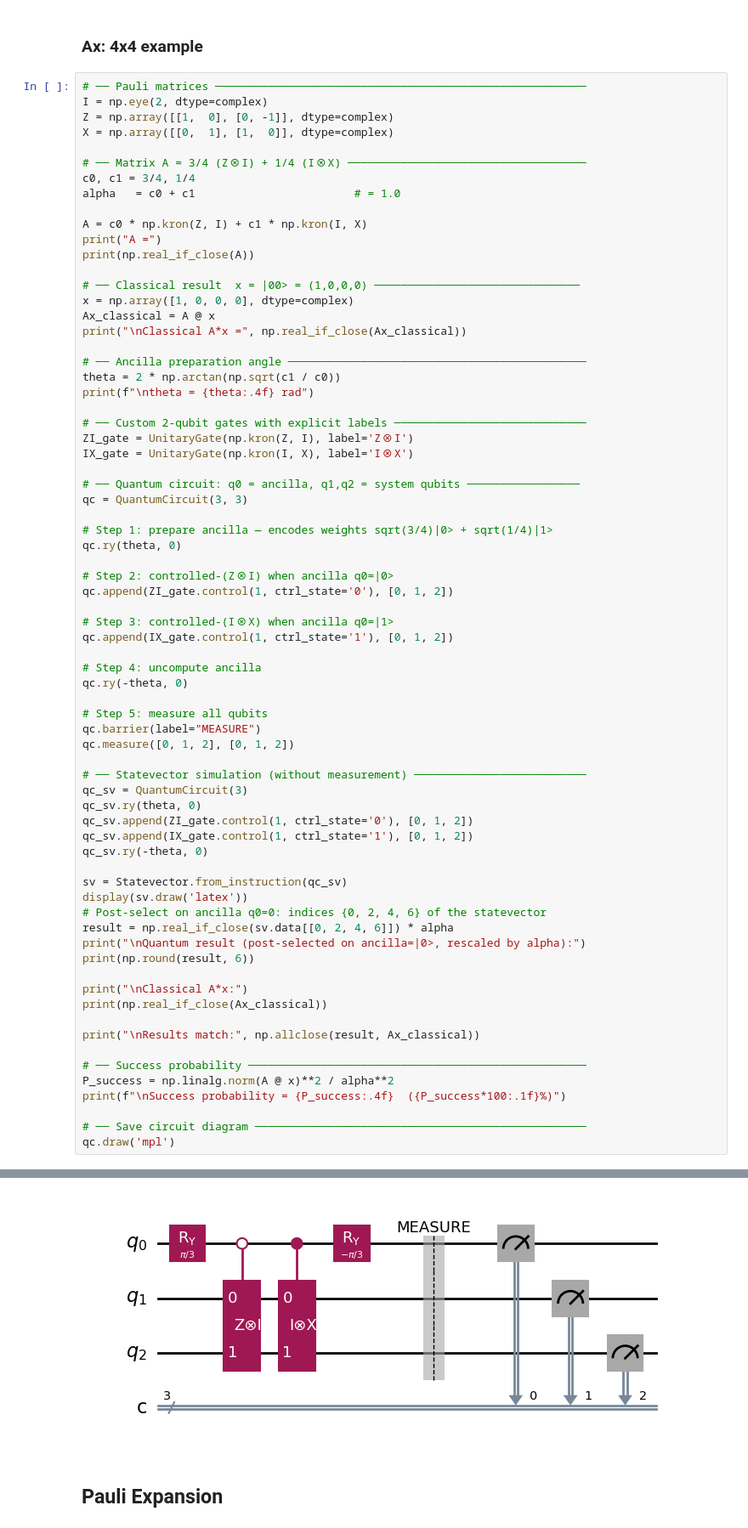
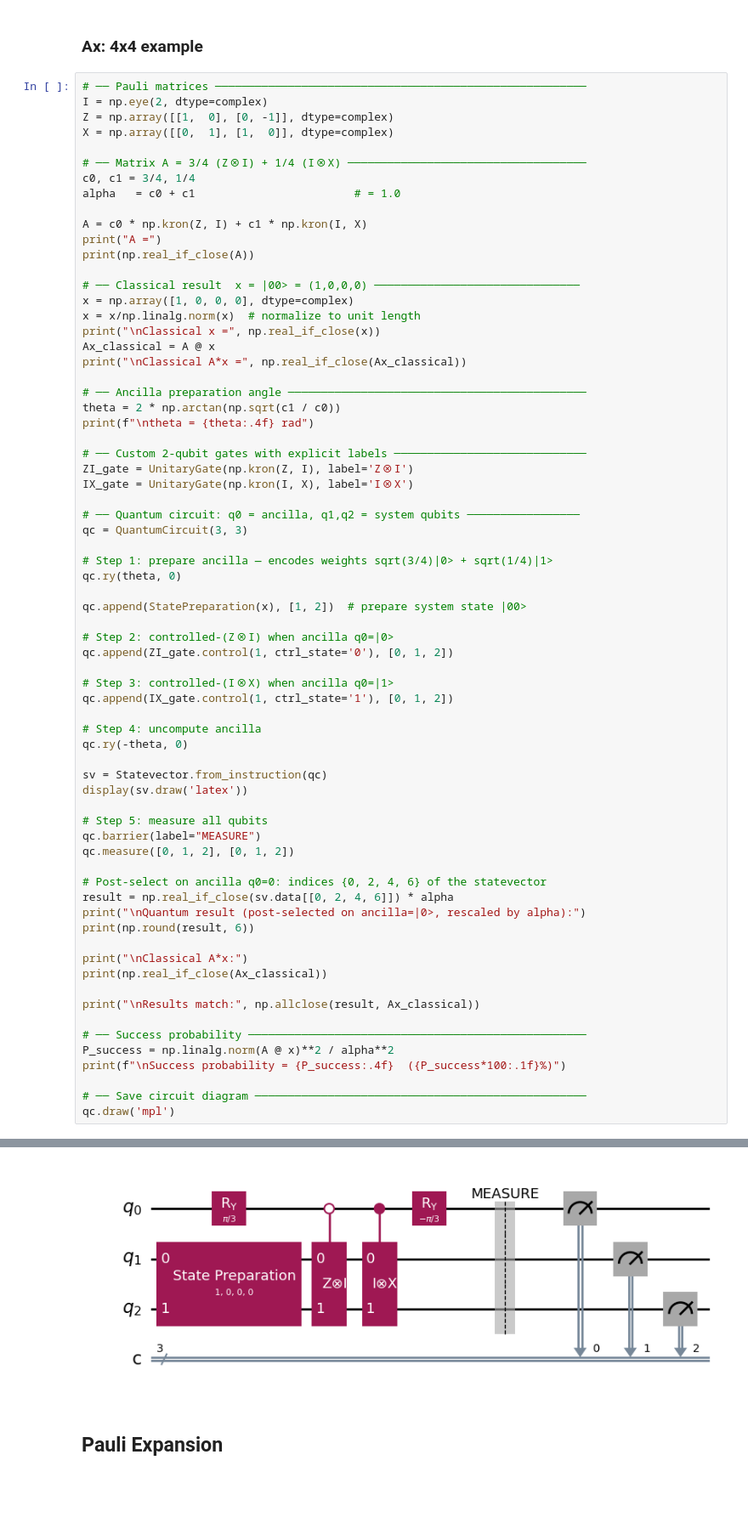
Before and after one commit to UW-ERSL/AppliedQC, a Jupyter notebook: Chapter13_MatrixEncoding_notebook.ipynb, the cells around one changed output, grey strips where cells are left out. Shown at 85% size. Cells and saved outputs as stored; diff of their text form; blank space fills up the shorter version.

```diff
--- a/Chapter13_MatrixEncoding_notebook.ipynb
+++ b/Chapter13_MatrixEncoding_notebook.ipynb
@@ -328,6 +328,8 @@ print(np.real_if_close(A))
 
 # ── Classical result  x = |00> = (1,0,0,0) ───────────────────────────────
 x = np.array([1, 0, 0, 0], dtype=complex)
+x = x/np.linalg.norm(x)  # normalize to unit length
+print("\nClassical x =", np.real_if_close(x))
 Ax_classical = A @ x
 print("\nClassical A*x =", np.real_if_close(Ax_classical))
 
@@ -345,6 +347,8 @@ qc = QuantumCircuit(3, 3)
 # Step 1: prepare ancilla — encodes weights sqrt(3/4)|0> + sqrt(1/4)|1>
 qc.ry(theta, 0)
 
+qc.append(StatePreparation(x), [1, 2])  # prepare system state |00>
+
 # Step 2: controlled-(Z⊗I) when ancilla q0=|0>
 qc.append(ZI_gate.control(1, ctrl_state='0'), [0, 1, 2])
 
@@ -354,19 +358,13 @@ qc.append(IX_gate.control(1, ctrl_state='1'), [0, 1, 2])
 # Step 4: uncompute ancilla
 qc.ry(-theta, 0)
 
+sv = Statevector.from_instruction(qc)
+display(sv.draw('latex'))
+
 # Step 5: measure all qubits
 qc.barrier(label="MEASURE")
 qc.measure([0, 1, 2], [0, 1, 2])
 
-# ── Statevector simulation (without measurement) ──────────────────────────
-qc_sv = QuantumCircuit(3)
-qc_sv.ry(theta, 0)
-qc_sv.append(ZI_gate.control(1, ctrl_state='0'), [0, 1, 2])
-qc_sv.append(IX_gate.control(1, ctrl_state='1'), [0, 1, 2])
-qc_sv.ry(-theta, 0)
-
-sv = Statevector.from_instruction(qc_sv)
-display(sv.draw('latex'))
 # Post-select on ancilla q0=0: indices {0, 2, 4, 6} of the statevector
 result = np.real_if_close(sv.data[[0, 2, 4, 6]]) * alpha
 print("\nQuantum result (post-selected on ancilla=|0>, rescaled by alpha):")
@@ -393,17 +393,17 @@ A =
 Classical A*x = [0.75 0.25 0.   0.  ]
 
 theta = 1.0472 rad
 $$\frac{3}{4} |000\rangle- \frac{\sqrt{3}}{4} |001\rangle+\frac{1}{4} |010\rangle+\frac{\sqrt{3}}{4} |011\rangle$$
 Quantum result (post-selected on ancilla=|0>, rescaled by alpha):
 [0.75 0.25 0.   0.  ]
 
 Classical A*x:
 [0.75 0.25 0.   0.  ]
 
 Results match: True
 
 Success probability = 0.6250  (62.5%)
-[figure, old version]
+[figure, new version]
 # %% [markdown]
 ## Pauli Expansion
 # %%
```
Also changed, not shown: parts of 3 cells of this notebook, 2 other files.
